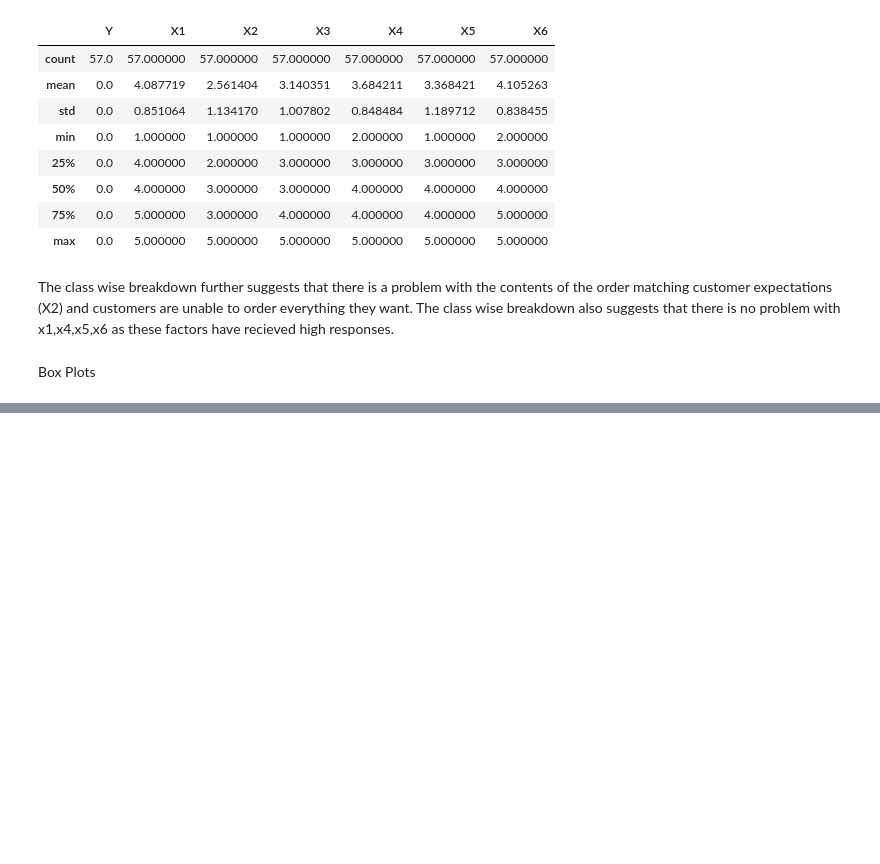
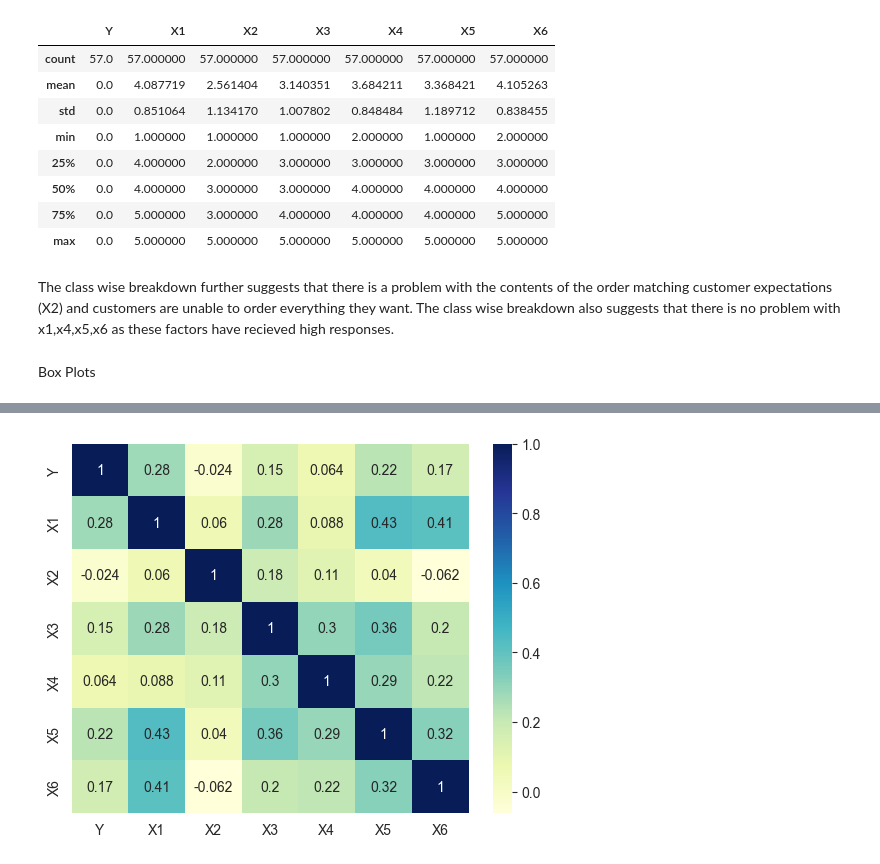
Before and after one commit to pranav-netizen/GzHmM9Jpdpfq0fdG, a Jupyter notebook: first-project-apziva.ipynb, the cells around one changed output, grey strips where cells are left out. Saved outputs shown, nothing was run; the diff lists cells and outputs as text; code cells hidden in the pictures; blank space fills up the shorter version.

```diff
--- a/first-project-apziva.ipynb
+++ b/first-project-apziva.ipynb
@@ -106,0 +139,5 @@ AttributeError: module 'matplotlib.pyplot' has no attribute 'subsplot'
+# %%
+sns.heatmap(data.corr(), cmap='YlGnBu', annot=True)
+plt.show()
+# %% [output]
+[figure, added]
```
Also changed, not shown: parts of 11 cells of this notebook.
